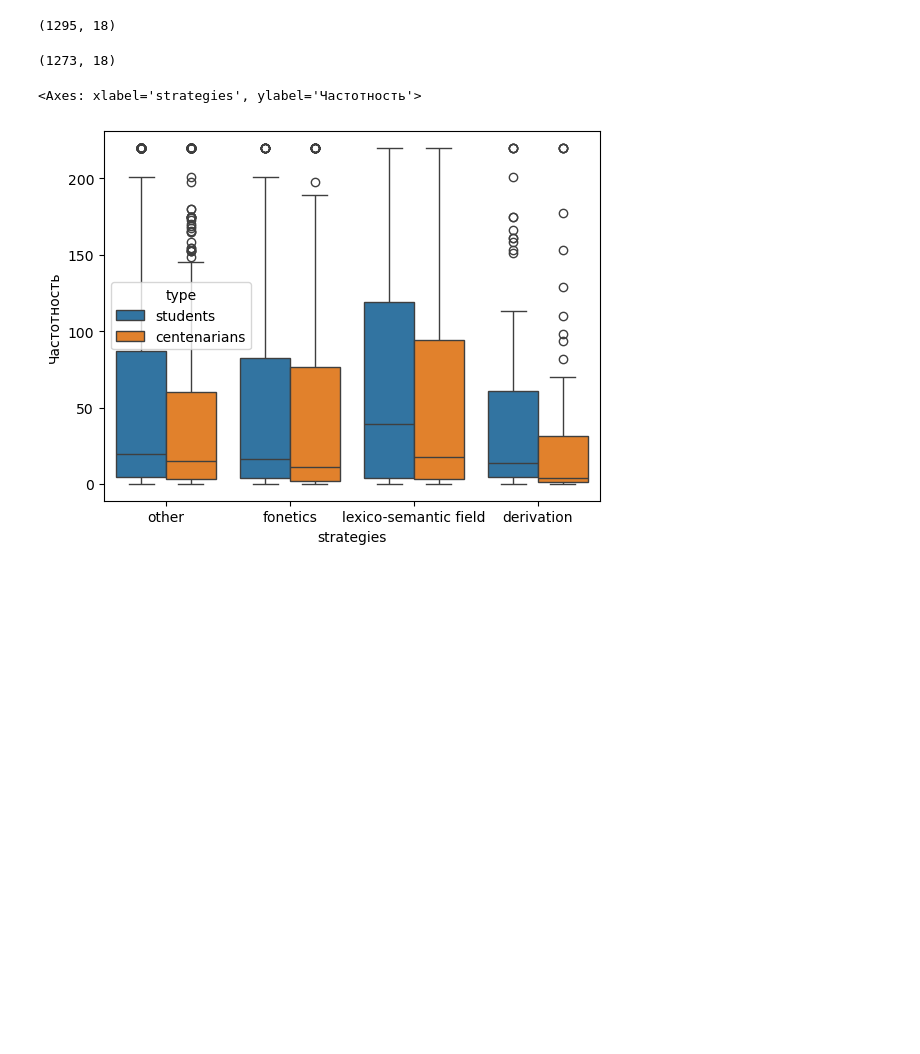
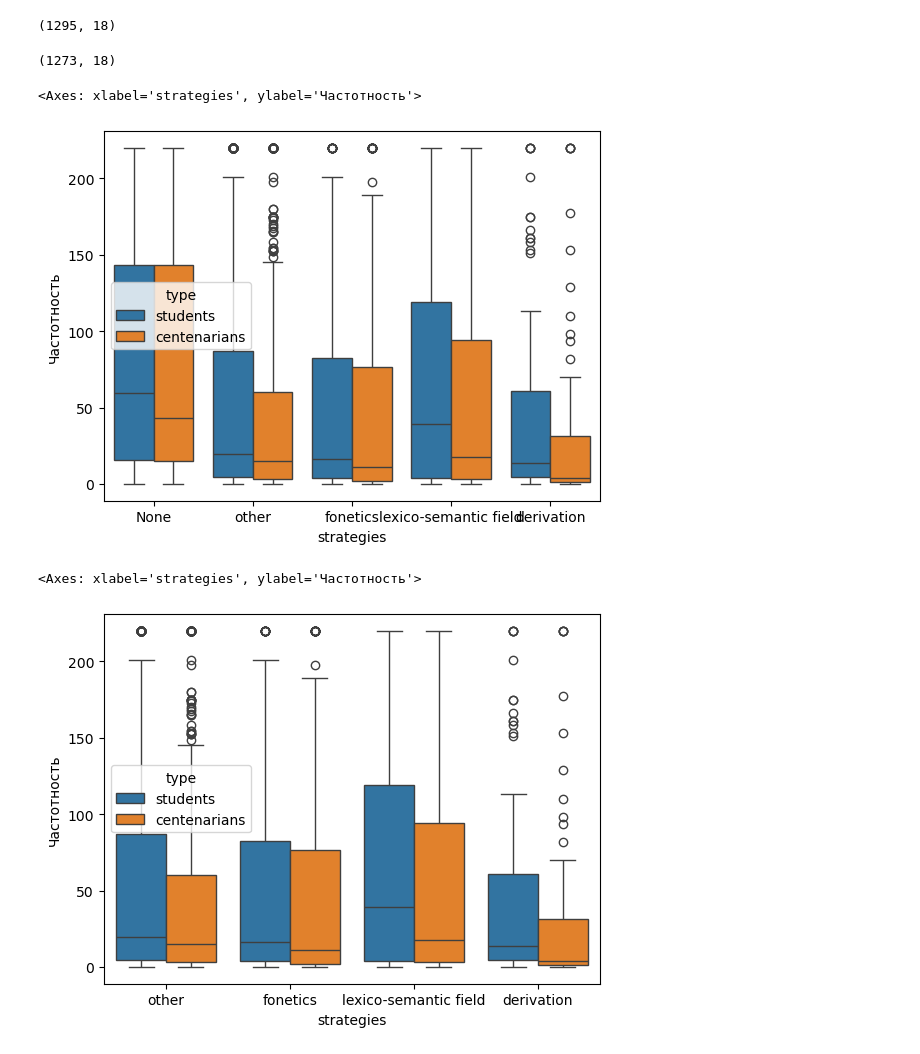
Before and after one commit to Aryunaa/Linguistics, a Jupyter notebook: pos_febr/analysis2.ipynb, the cells around one changed output. Cells and saved outputs as stored; diff of their text form; code cells hidden in the pictures; blank space fills up the shorter version.

```diff
--- a/pos_febr/analysis2.ipynb
+++ b/pos_febr/analysis2.ipynb
@@ -428,6 +432,11 @@ students.shape
 dolgolets.shape
 # %% [output]
 (1273, 18)
+# %%
+sns.boxplot(data=df, x="strategies", y="Частотность", hue="type")
+# %% [output]
+<Axes: xlabel='strategies', ylabel='Частотность'>
+[figure, added]
 # %%
 #!!!!!! лексико семантика по типам - часттотность, анова манова сделать
 sns.boxplot(data=df[df['strategies']!='None'], x="strategies", y="Частотность", hue="type")
```
Also changed, not shown: parts of 9 cells of this notebook.
